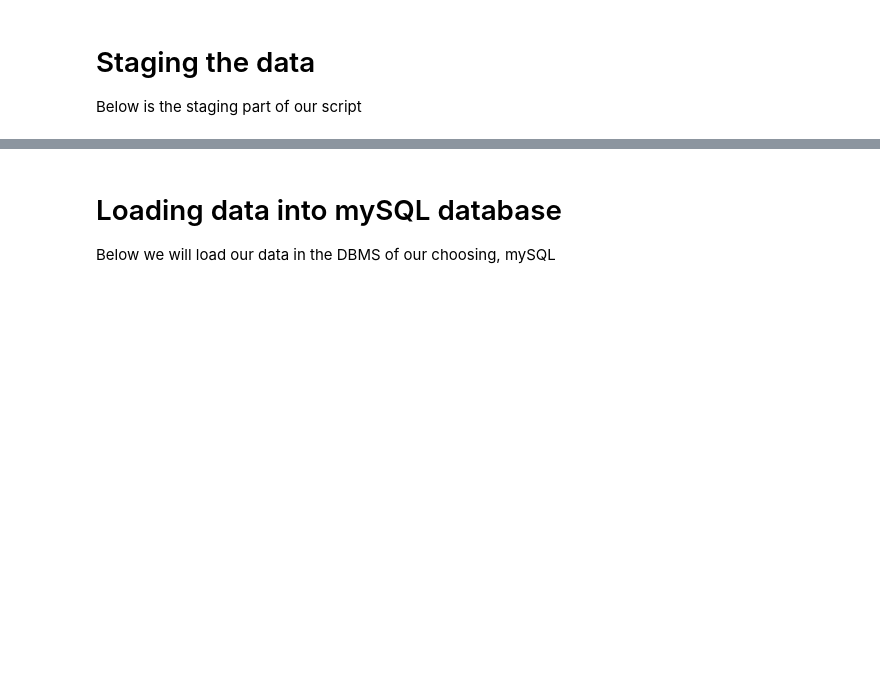
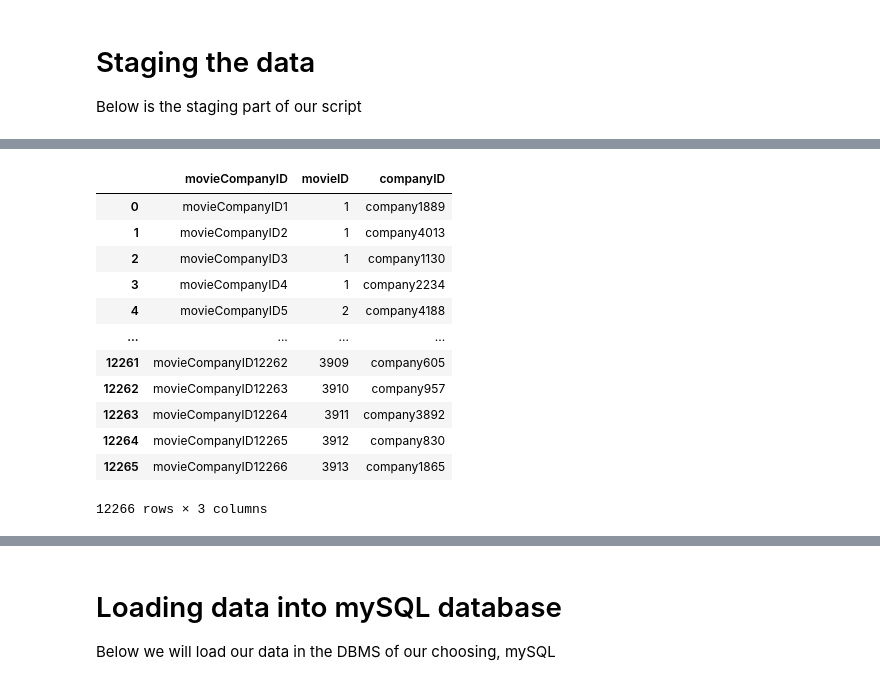
Before and after one commit to yazzylazy/Top-5000-TMDB-Movies-Analysis, a Jupyter notebook: etl_script.ipynb, the cells around one changed output, grey strips where cells are left out. Drawn from its saved outputs; the diff is of its cells as text; code cells hidden in the pictures; blank space fills up the shorter version.

```diff
--- a/etl_script.ipynb
+++ b/etl_script.ipynb
@@ -303,0 +474,64 @@ print(actors)
+# %%
+# Extract list of all unique rows under column 'production_countries'
+companies_list = df_movies['production_companies'].unique()
+
+# Empty list to store all unique countries - to be stored in 'Countries' dimension
+unique_companies = []
+
+# Iterate through all unique values found in df, save all unique value into list
+for companies in companies_list:
+    companies_string = companies.split(', ')
+    for company in companies_string:
+        if company not in unique_companies:
+            unique_companies.append(company)
+
+# Sort the list alphabetically
+unique_companies.sort()
+
+# Create new dataframe that stores each country with a surrogate ID (unique to that of the df_movies surrogate key)
+df_companies = pd.DataFrame(columns=['companyID', 'Company'])
+
+# Store each country in the new dataframe alongside a surrogate key (to later be used as the primary key)
+for i in range(len(unique_companies)):
+    id = 'company' + str(i+1)
+    tmp = {'companyID': id, 'Company': unique_companies[i]}
+    df_companies.loc[len(df_companies)] = tmp
+
+# Create bridge table where
+    # For each movie, look at string of production countries it contains
+    # For each country, store entry that links the movie surrogate key to the country surrogate key
+df_movies_to_companies = pd.DataFrame(columns=['movieCompanyID', 'movieID', 'companyID'])
+
+# Create slice of df_movies to only contain surrogate key and production countries
+movie_company_df = df_movies[['Surrogate Key', 'production_companies']]
+
+mcomp_id = 1 # id number we will iterate
+
+# For every movie and it's production companies, we will extract it's list of countries.
+# For each country, we will search it's ID in the countries dataframe and add a link within the bridge dataframe
+for index, row in movie_company_df.iterrows():
+    companies = row['production_companies'].split(', ')
+    for company in companies:
+        # Setup bridge id
+        id = 'movieCompanyID' + str(mcomp_id)
+        mcomp_id += 1
+
+        company_id = df_companies.loc[df_companies['Company'] == company, 'companyID'].iloc[0]
+        tmp = {'movieCompanyID': id, 'movieID': row['Surrogate Key'], 'companyID': company_id}
+        df_movies_to_companies.loc[len(df_movies_to_companies)] = tmp
+
+df_movies_to_companies # resulting bridge dataframe
+# %% [output]
+|  | movieCompanyID | movieID | companyID |
+| 0 | movieCompanyID1 | 1 | company1889 |
+| 1 | movieCompanyID2 | 1 | company4013 |
+| 2 | movieCompanyID3 | 1 | company1130 |
+| 3 | movieCompanyID4 | 1 | company2234 |
+| 4 | movieCompanyID5 | 2 | company4188 |
+| ... | ... | ... | ... |
+| 12261 | movieCompanyID12262 | 3909 | company605 |
+| 12262 | movieCompanyID12263 | 3910 | company957 |
+| 12263 | movieCompanyID12264 | 3911 | company3892 |
+| 12264 | movieCompanyID12265 | 3912 | company830 |
+| 12265 | movieCompanyID12266 | 3913 | company1865 |
+12266 rows × 3 columns
```
Also changed, not shown: parts of 26 cells of this notebook.
